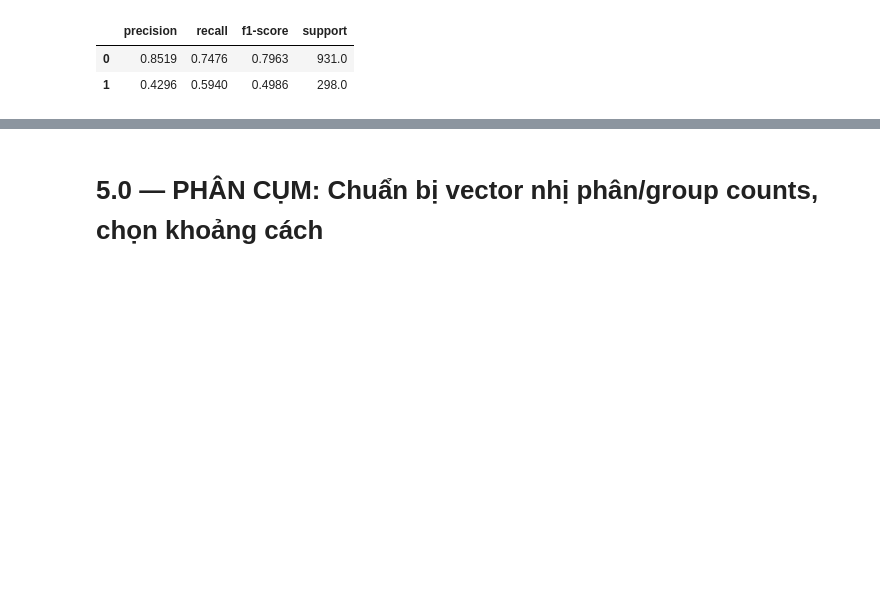
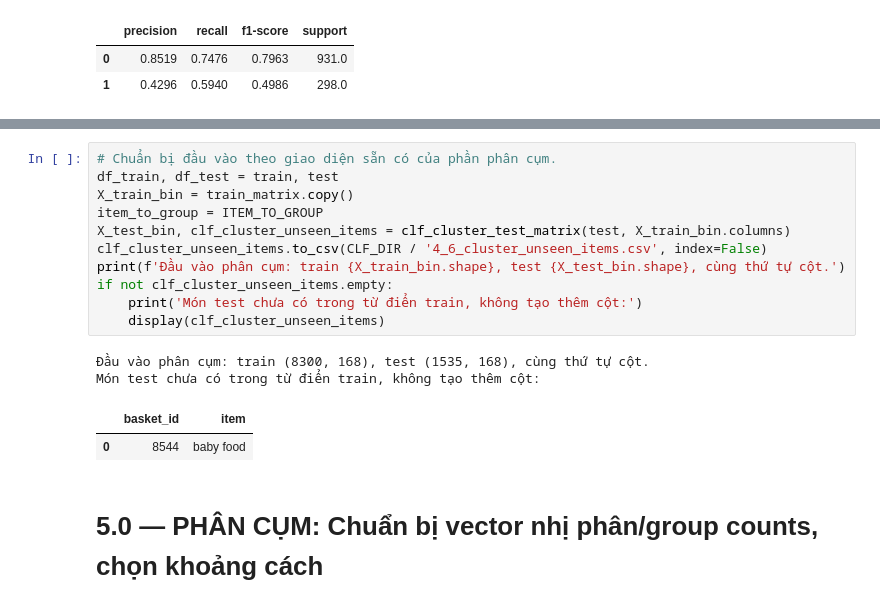
Before and after one commit to TruongMinhThang24/dbm301_asm2_group3_de2, a Jupyter notebook: notebooks/notebook.ipynb, the cells around one changed output, grey strips where cells are left out. Saved outputs shown, nothing was run; the diff lists cells and outputs as text; blank space fills up the shorter version.

```diff
--- a/notebooks/notebook.ipynb
+++ b/notebooks/notebook.ipynb
@@ -2080,3 +2159,19 @@ Tệp xuất: C:\Users\HP\AppData\Local\Temp\groceries_wbs_rewrite_9oyjph_1\real
+# %%
+# Chuẩn bị đầu vào theo giao diện sẵn có của phần phân cụm.
+df_train, df_test = train, test
+X_train_bin = train_matrix.copy()
+item_to_group = ITEM_TO_GROUP
+X_test_bin, clf_cluster_unseen_items = clf_cluster_test_matrix(test, X_train_bin.columns)
+clf_cluster_unseen_items.to_csv(CLF_DIR / '4_6_cluster_unseen_items.csv', index=False)
+print(f'Đầu vào phân cụm: train {X_train_bin.shape}, test {X_test_bin.shape}, cùng thứ tự cột.')
+if not clf_cluster_unseen_items.empty:
+    print('Món test chưa có trong từ điển train, không tạo thêm cột:')
+    display(clf_cluster_unseen_items)
+# %% [output]
+Đầu vào phân cụm: train (8300, 168), test (1535, 168), cùng thứ tự cột.
+Món test chưa có trong từ điển train, không tạo thêm cột:
+|  | basket_id | item |
+| 0 | 8544 | baby food |
 # %% [markdown]
 # 5.0 — PHÂN CỤM: Chuẩn bị vector nhị phân/group counts, chọn khoảng cách
 # %%
```
Also changed, not shown: parts of 20 cells of this notebook, 11 other files.
